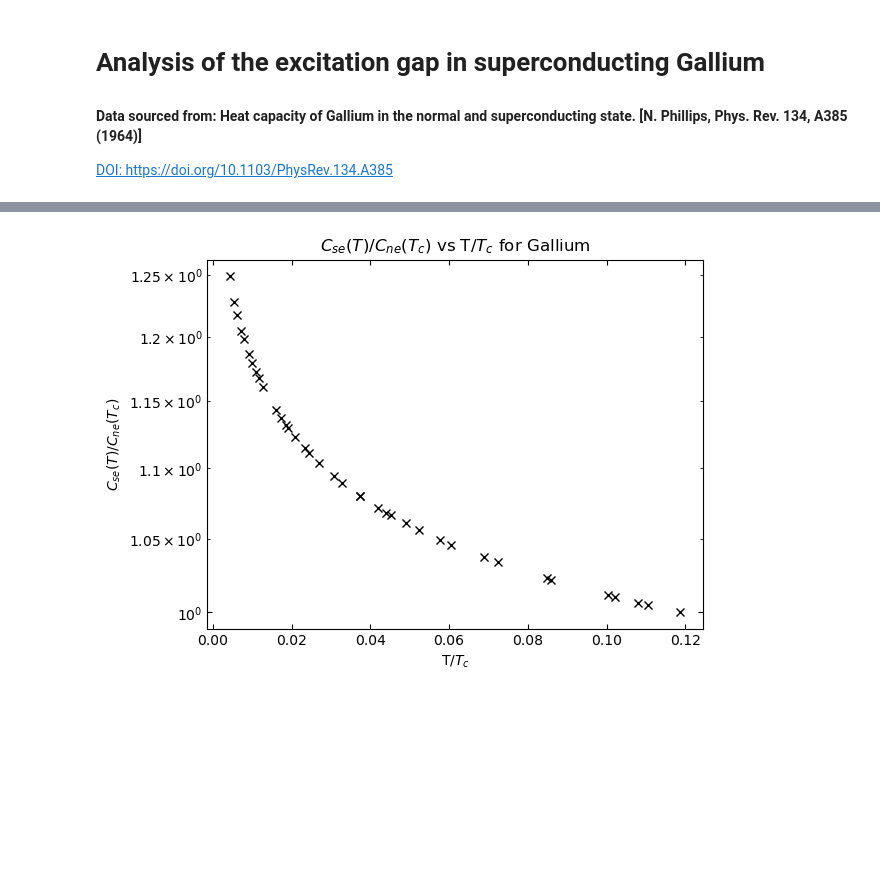
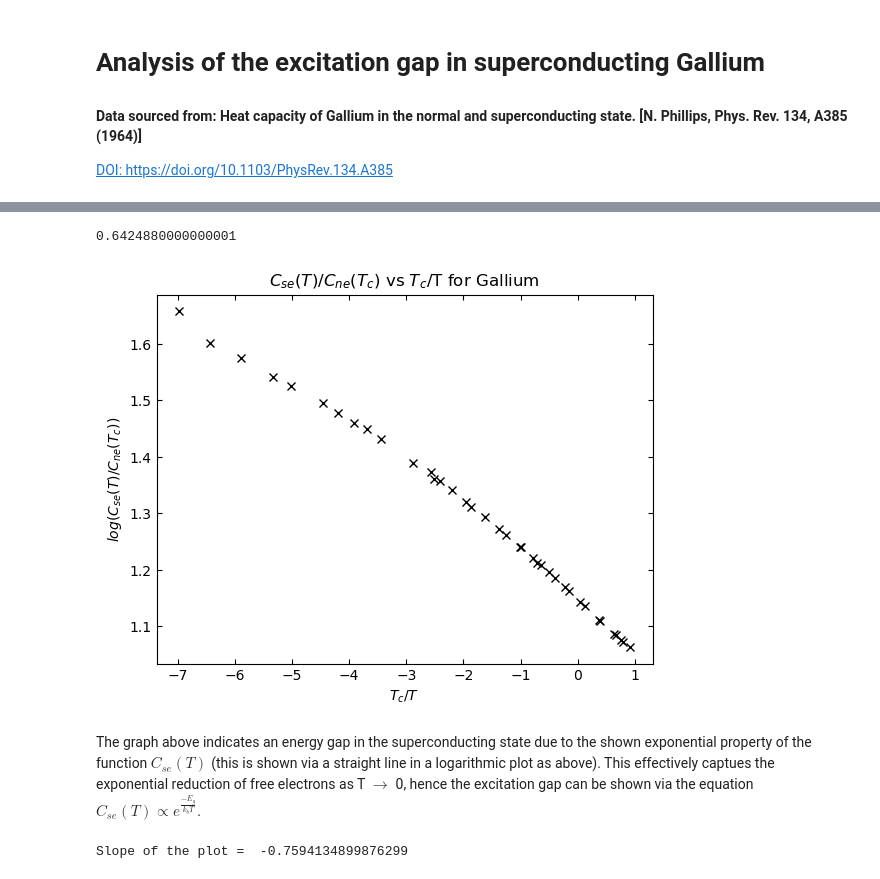
Before and after one commit to djordjepmihajlovic/SuperConductive, a Jupyter notebook: Ga/Gallium.ipynb, the cells around one changed output, grey strips where cells are left out. Cells and saved outputs as stored; diff of their text form; code cells hidden in the pictures; blank space fills up the shorter version.

```diff
--- a/Ga/Gallium.ipynb
+++ b/Ga/Gallium.ipynb
@@ -14,6 +14,7 @@ import seaborn as sns
 f = open("Gallium.dat", "r")
 T_sq = []
 Cs_T = []
+Tc = 1.078
 for lines in f:
     if lines[0] == "#":
         continue
@@ -28,6 +29,7 @@ temperature = np.array(T_sq)
 
 # var. for normal heat capacity as given in N. Phillips, Phys. Rev. 134, A385 (1964)
 normal_heat_capacity = [0.596 + 0.0568*T_sq for T_sq in temperature]
+normal_phonon_heat_capacity = [0.0568*T_sq for T_sq in temperature]
 
 # func. for sommerfield constant (electronic contribution to heat capacity)
 def f(x, a, b):
@@ -40,14 +42,16 @@ popt2 ,pcov2 = curve_fit(f, temperature, normal_heat_capacity, p0=[0, 0.5])
 print(f"Sommerfield constant (normal) = ", popt2[0])
 
 # list for electronic heat capacities
-electronic_super_heat_capacity = popt[0]*(np.ones(len(temperature)))
+# electronic_super_heat_capacity = popt[0]*(np.ones(len(temperature)))
+electronic_super_heat_capacity = [superconductor_heat_capacity[i] - normal_phonon_heat_capacity[i] for i in range(len(temperature))]
 electronic_normal_heat_capacity = popt2[0]*(np.ones(len(temperature)))
 
 # plotting
-plt.plot(temperature, superconductor_heat_capacity, "x", color="black", label=r"$C(T)/T_{s}$")
-plt.plot(temperature, normal_heat_capacity, color="red", label=r"$C(T)/T_{n}$")
-plt.plot(temperature, electronic_super_heat_capacity, color="blue", label=r"$C(T)/T_{se}$")
-plt.plot(temperature, electronic_normal_heat_capacity, "--", color="blue", label=r"$C(T)/T_{ne}$")
+plt.plot(temperature, superconductor_heat_capacity, "x", color="black", label=r"$C_{s}(T)/T$")
+plt.plot(temperature, normal_heat_capacity, color="red", label=r"$C_{n}(T)/T$")
+plt.plot(temperature, electronic_super_heat_capacity, color="blue", label=r"$C_{se}(T)/T$")
+# plt.plot(temperature, electronic_normal_heat_capacity, "--", color="blue", label=r"$C_{ne}(T)/T$")
+plt.axvline(x=Tc**2, color="green", linestyle="--", label=r"$T_{c}$")
 
 plt.xlabel("$T^{2}$ in $K^{2}$")
 plt.ylabel("C/T in $mJ mol^{-1} K^{-2}$")
@@ -93,17 +120,33 @@ The electronic contribution to normal-state heat capacity at T_c =  0.6644729121
 # %%
-Cse_Cne = electronic_super_heat_capacity/electronic_normal_heat_capacity[-1]
-Tc_T = temperature[-1]/temperature
+Cse_Cne = electronic_super_heat_capacity/(0.596*Tc)
+Tc_T = [Tc/i for i in temperature]
 
-plt.plot(Cse_Cne, Tc_T, "x", color="black")
-plt.xlabel("T/$T_{c}$")
-plt.ylabel("$C_{se}(T)$/$C_{ne}(T_{c})$")
-plt.title("$C_{se}(T)$/$C_{ne}(T_{c})$ vs T/$T_{c}$ for Gallium")
-plt.yscale('log')
+print(0.596*Tc)
+
+log_Cse_Cne = np.log(Cse_Cne)
+log_Tc_T = np.log(Tc_T)
+
+plt.plot(log_Cse_Cne, Tc_T, "x", color="black")
+plt.xlabel("$T_{c}/T$")
+plt.ylabel("$log(C_{se}(T)$/$C_{ne}(T_{c}))$")
+plt.title("$C_{se}(T)$/$C_{ne}(T_{c})$ vs $T_{c}$/T for Gallium")
 
 plt.gca().tick_params(which="both", direction="in", right=True, top=True)
 plt.gca().xaxis.set_ticks_position('both')
 plt.gca().yaxis.set_ticks_position('both')
 
 plt.show()
 # %% [output]
+0.6424880000000001
-[figure, old version]
+[figure, new version]
+# %% [markdown]
+The graph above indicates an energy gap in the superconducting state due to the shown exponential property of the function $C_{se}(T)$ (this is shown via a straight line in a logarithmic plot as above). This effectively captues the exponential reduction of free electrons as T $\rightarrow$ 0, hence the excitation gap can be shown via the equation $C_{se}(T)\propto e^{\frac{-E_{g}}{k_{b}T}}$.
+# %%
+# fit y = mx + c to plot above to determine slope
+log_Cse_Cne_2 = log_Cse_Cne[0:int(len(log_Cse_Cne)/2)]
+Tc_T_2 = Tc_T[0:int(len(Tc_T)/2)]
+popt3, pcov3 = curve_fit(f, log_Cse_Cne_2, Tc_T_2, p0=[0, 0.5])
+
+print(f"Slope of the plot = ", popt3[1])
+# %% [output]
+Slope of the plot =  -0.7594134899876299
```
Also changed, not shown: parts of 2 cells of this notebook, 24 other files.
